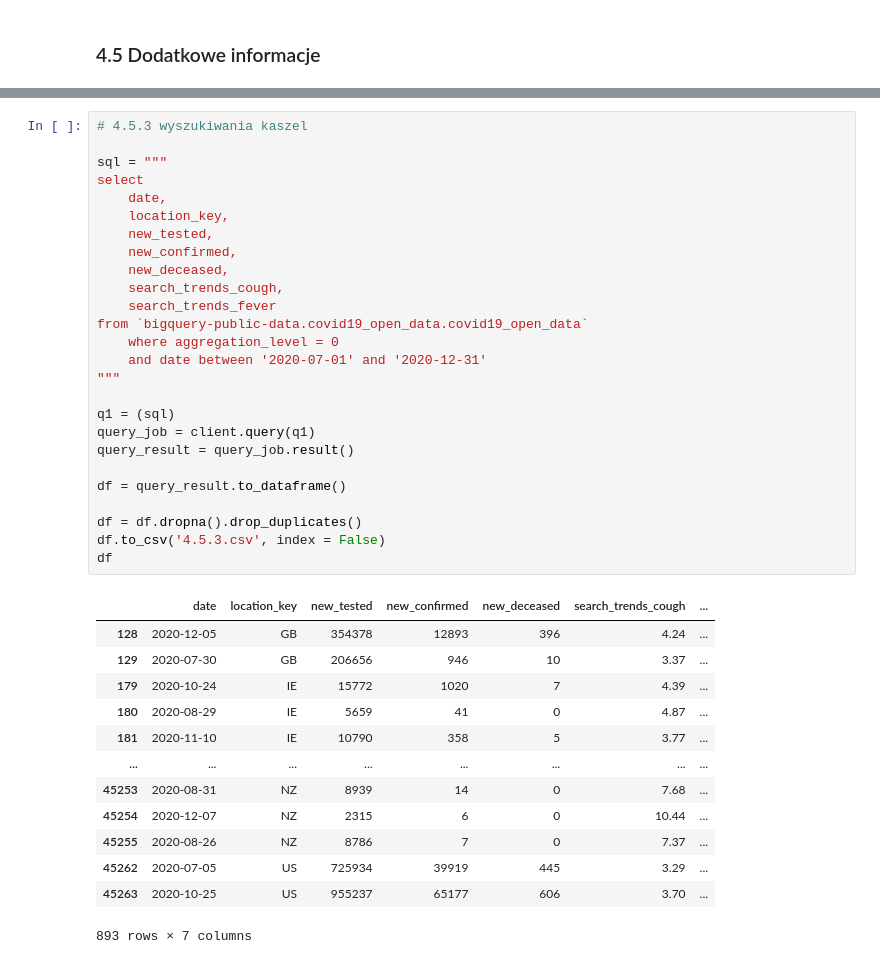
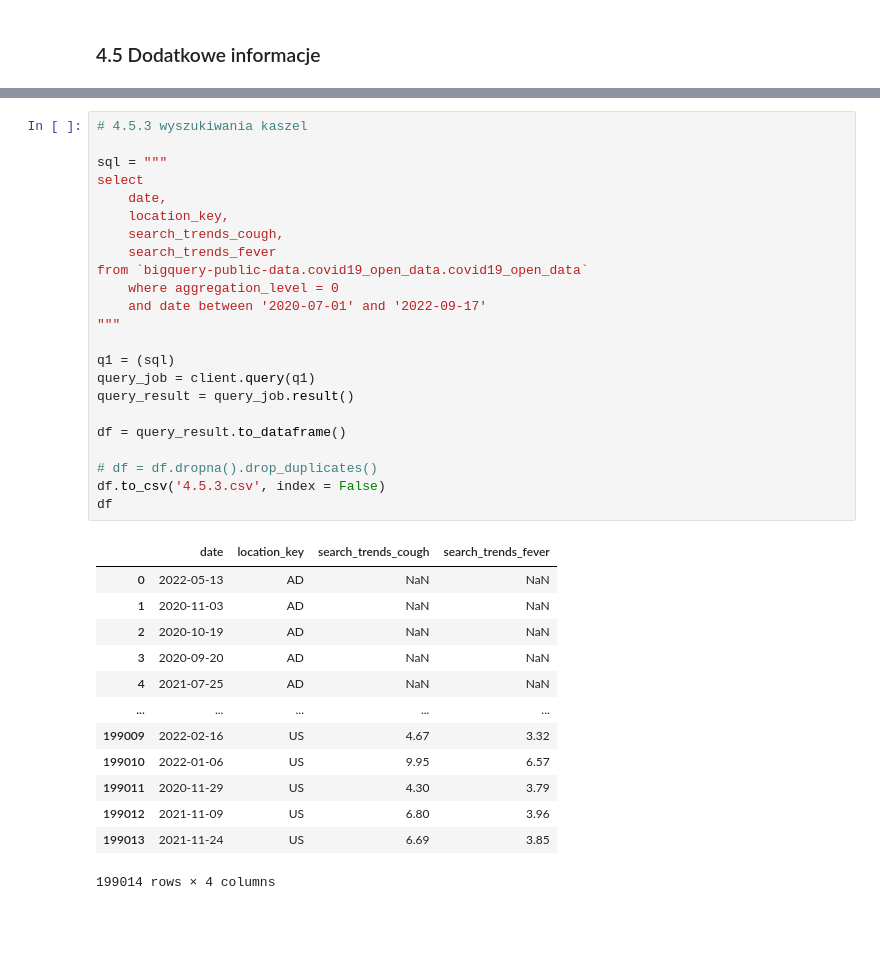
Before and after one commit to piooz/BigData, a Jupyter notebook: zad1/Untitled.ipynb, the cells around one changed output, grey strips where cells are left out. Cells and saved outputs as stored; diff of their text form; blank space fills up the shorter version.

```diff
--- a/zad1/Untitled.ipynb
+++ b/zad1/Untitled.ipynb
@@ -634,40 +643,37 @@ df
 # %%
 # 4.5.3 wyszukiwania kaszel
 
 sql = """
 select
     date,
     location_key,
-    new_tested,
-    new_confirmed,
-    new_deceased,
     search_trends_cough,
     search_trends_fever
 from `bigquery-public-data.covid19_open_data.covid19_open_data`
     where aggregation_level = 0
-    and date between '2020-07-01' and '2020-12-31'
+    and date between '2020-07-01' and '2022-09-17'
 """
 
 q1 = (sql)
 query_job = client.query(q1)
 query_result = query_job.result()
 
 df = query_result.to_dataframe()
 
-df = df.dropna().drop_duplicates()
+# df = df.dropna().drop_duplicates()
 df.to_csv('4.5.3.csv', index = False)
 df
 # %% [output]
-|  | date | location_key | new_tested | new_confirmed | new_deceased | search_trends_cough | ... |
-| 128 | 2020-12-05 | GB | 354378 | 12893 | 396 | 4.24 | ... |
-| 129 | 2020-07-30 | GB | 206656 | 946 | 10 | 3.37 | ... |
-| 179 | 2020-10-24 | IE | 15772 | 1020 | 7 | 4.39 | ... |
-| 180 | 2020-08-29 | IE | 5659 | 41 | 0 | 4.87 | ... |
-| 181 | 2020-11-10 | IE | 10790 | 358 | 5 | 3.77 | ... |
-| ... | ... | ... | ... | ... | ... | ... | ... |
-| 45253 | 2020-08-31 | NZ | 8939 | 14 | 0 | 7.68 | ... |
-| 45254 | 2020-12-07 | NZ | 2315 | 6 | 0 | 10.44 | ... |
-| 45255 | 2020-08-26 | NZ | 8786 | 7 | 0 | 7.37 | ... |
-| 45262 | 2020-07-05 | US | 725934 | 39919 | 445 | 3.29 | ... |
-| 45263 | 2020-10-25 | US | 955237 | 65177 | 606 | 3.70 | ... |
+|  | date | location_key | search_trends_cough | search_trends_fever |
+| 0 | 2022-05-13 | AD | NaN | NaN |
+| 1 | 2020-11-03 | AD | NaN | NaN |
+| 2 | 2020-10-19 | AD | NaN | NaN |
+| 3 | 2020-09-20 | AD | NaN | NaN |
+| 4 | 2021-07-25 | AD | NaN | NaN |
+| ... | ... | ... | ... | ... |
+| 199009 | 2022-02-16 | US | 4.67 | 3.32 |
+| 199010 | 2022-01-06 | US | 9.95 | 6.57 |
+| 199011 | 2020-11-29 | US | 4.30 | 3.79 |
+| 199012 | 2021-11-09 | US | 6.80 | 3.96 |
+| 199013 | 2021-11-24 | US | 6.69 | 3.85 |
-893 rows × 7 columns
+199014 rows × 4 columns
```
Also changed, not shown: parts of 8 cells of this notebook, 15 other files.
